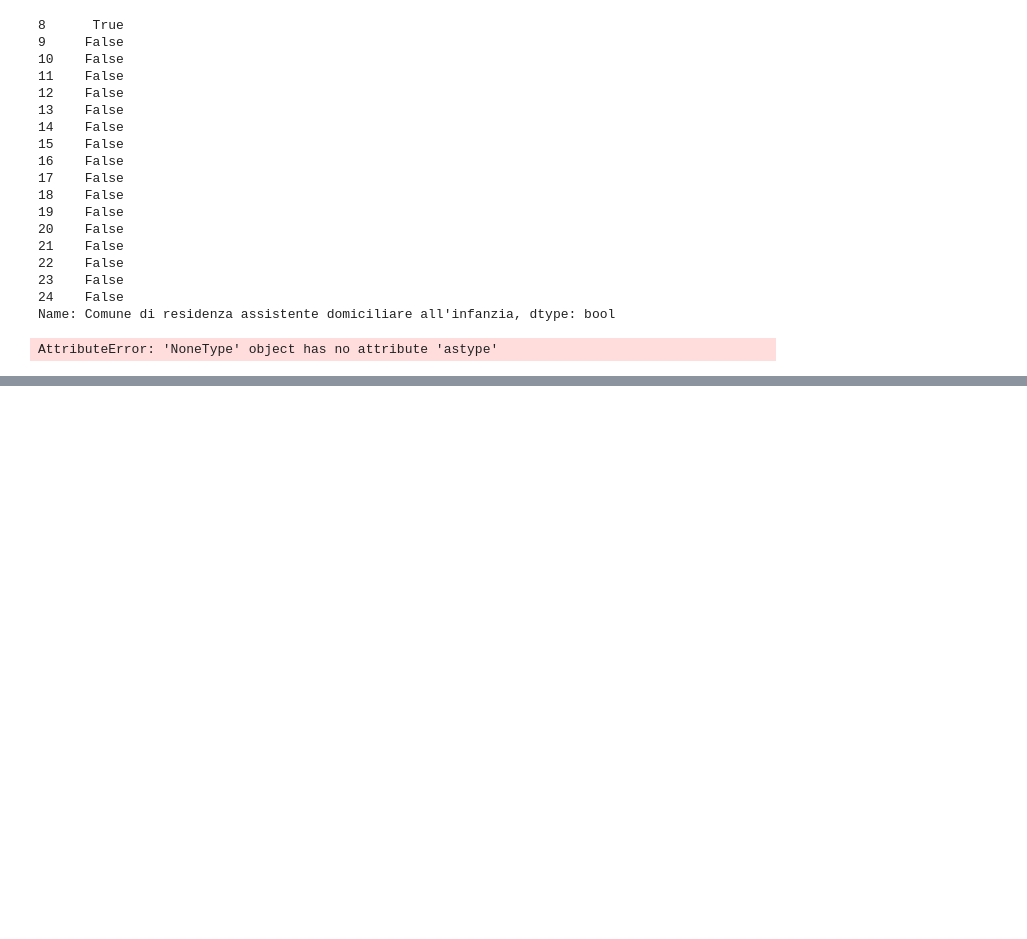
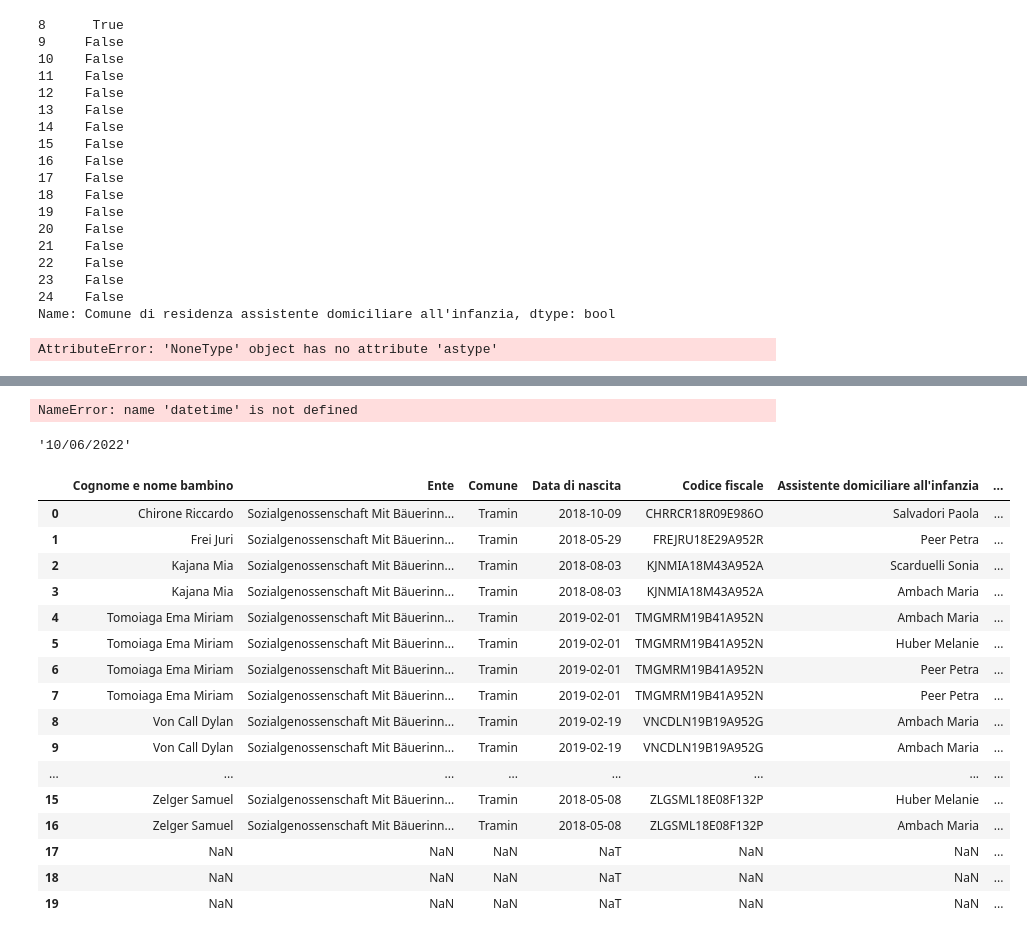
Before and after one commit to stfzz/max, a Jupyter notebook: ErroreOreMaxProportion.ipynb, the cells around one changed output, grey strips where cells are left out. Saved outputs shown, nothing was run; the diff lists cells and outputs as text; code cells hidden in the pictures; blank space fills up the shorter version.

Commit message:
aggiunto inserimento data in tabella aggrid

```diff
--- a/ErroreOreMaxProportion.ipynb
+++ b/ErroreOreMaxProportion.ipynb
@@ -276,0 +298,4 @@ AttributeError: 'NoneType' object has no attribute 'astype'
+# %%
+datetime()
+# %% [output]
+NameError: name 'datetime' is not defined
@@ -276,0 +304,28 @@ AttributeError: 'NoneType' object has no attribute 'astype'
+# %%
+date.today().strftime("%d/%m/%Y")
+# %% [output]
+'10/06/2022'
+# %%
+df = df.append({"Comune di residenza assistente domiciliare all'infanzia":"file creato il","Data inizio contratto (o data inizio assistenza se diversa)":date.today().strftime("%d/%m/%Y")}, ignore_index=True)
+# %%
+df = df.append({}, ignore_index=True )
+# %%
+df
+# %% [output]
+|  | Cognome e nome bambino | Ente | Comune | Data di nascita | Codice fiscale | Assistente domiciliare all'infanzia | ... |
+| 0 | Chirone Riccardo | Sozialgenossenschaft Mit Bäuerinn... | Tramin | 2018-10-09 | CHRRCR18R09E986O | Salvadori Paola | ... |
+| 1 | Frei Juri | Sozialgenossenschaft Mit Bäuerinn... | Tramin | 2018-05-29 | FREJRU18E29A952R | Peer Petra | ... |
+| 2 | Kajana Mia | Sozialgenossenschaft Mit Bäuerinn... | Tramin | 2018-08-03 | KJNMIA18M43A952A | Scarduelli Sonia | ... |
+| 3 | Kajana Mia | Sozialgenossenschaft Mit Bäuerinn... | Tramin | 2018-08-03 | KJNMIA18M43A952A | Ambach Maria | ... |
+| 4 | Tomoiaga Ema Miriam | Sozialgenossenschaft Mit Bäuerinn... | Tramin | 2019-02-01 | TMGMRM19B41A952N | Ambach Maria | ... |
+| 5 | Tomoiaga Ema Miriam | Sozialgenossenschaft Mit Bäuerinn... | Tramin | 2019-02-01 | TMGMRM19B41A952N | Huber Melanie | ... |
+| 6 | Tomoiaga Ema Miriam | Sozialgenossenschaft Mit Bäuerinn... | Tramin | 2019-02-01 | TMGMRM19B41A952N | Peer Petra | ... |
+| 7 | Tomoiaga Ema Miriam | Sozialgenossenschaft Mit Bäuerinn... | Tramin | 2019-02-01 | TMGMRM19B41A952N | Peer Petra | ... |
+| 8 | Von Call Dylan | Sozialgenossenschaft Mit Bäuerinn... | Tramin | 2019-02-19 | VNCDLN19B19A952G | Ambach Maria | ... |
+| 9 | Von Call Dylan | Sozialgenossenschaft Mit Bäuerinn... | Tramin | 2019-02-19 | VNCDLN19B19A952G | Ambach Maria | ... |
+| ... | ... | ... | ... | ... | ... | ... | ... |
+| 15 | Zelger Samuel | Sozialgenossenschaft Mit Bäuerinn... | Tramin | 2018-05-08 | ZLGSML18E08F132P | Huber Melanie | ... |
+| 16 | Zelger Samuel | Sozialgenossenschaft Mit Bäuerinn... | Tramin | 2018-05-08 | ZLGSML18E08F132P | Ambach Maria | ... |
+| 17 | NaN | NaN | NaN | NaT | NaN | NaN | ... |
+| 18 | NaN | NaN | NaN | NaT | NaN | NaN | ... |
+| 19 | NaN | NaN | NaN | NaT | NaN | NaN | ... |
```
Also changed, not shown: parts of 3 cells of this notebook, 3 other files.
